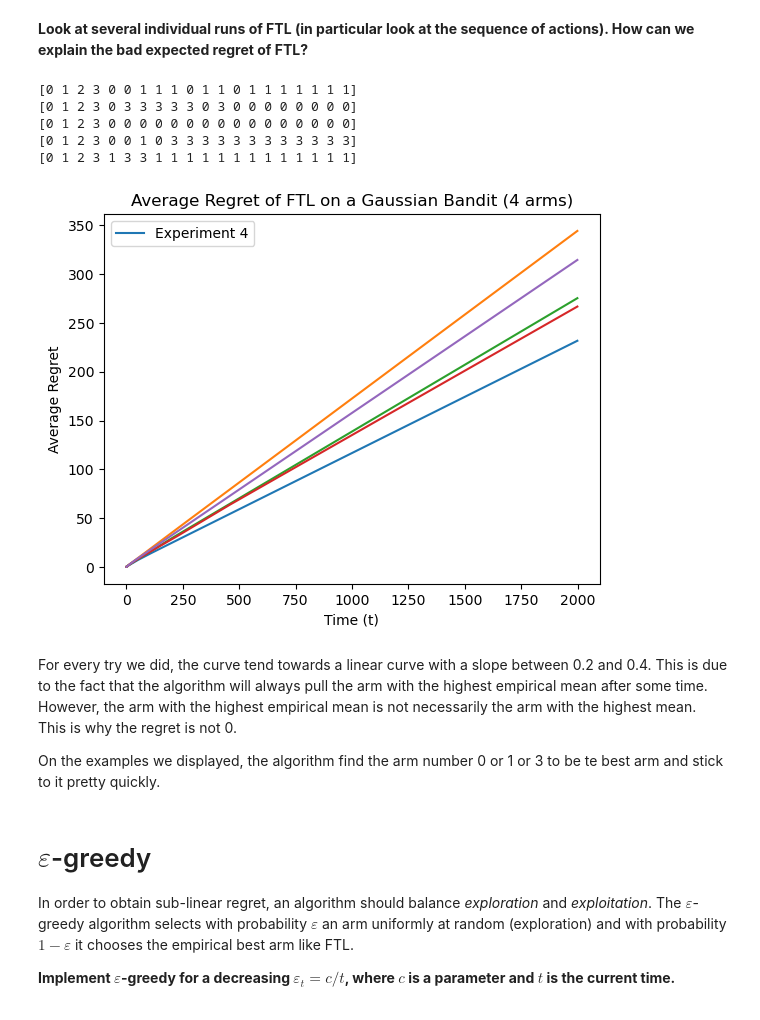
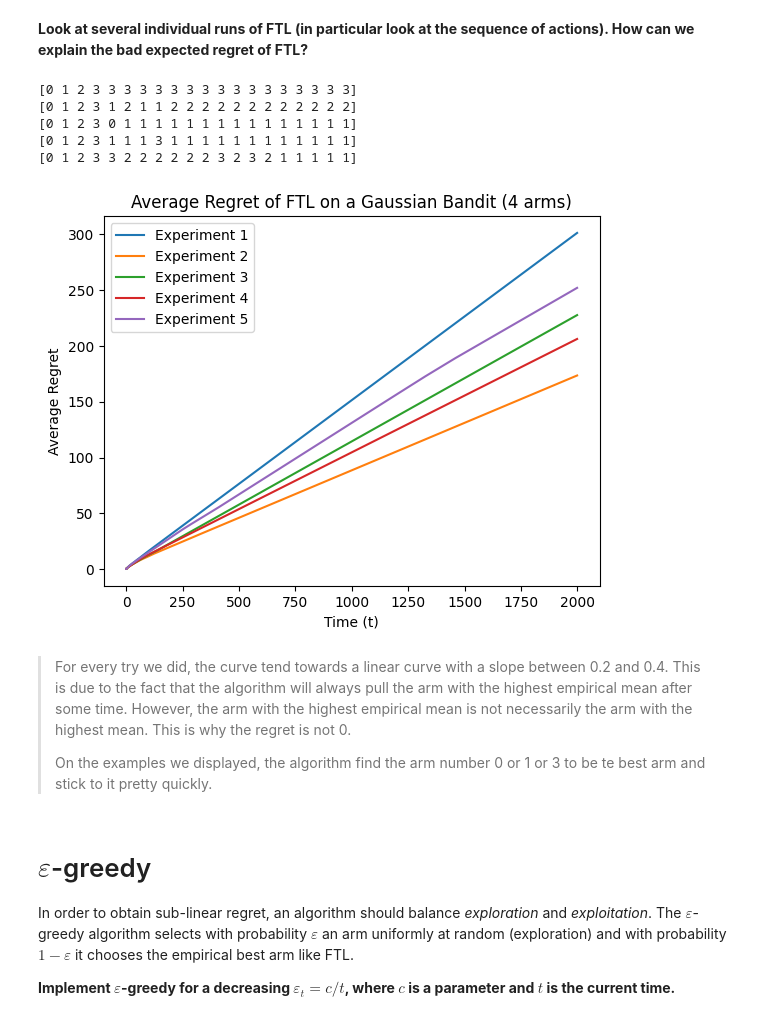
Before and after one commit to benech17/Reinforcement-Learning-SDIA, a Jupyter notebook: TP3/Bandit_merged.ipynb, the cells around one changed output. Drawn from its saved outputs; the diff is of its cells as text; code cells hidden in the pictures.

```diff
--- a/TP3/Bandit_merged.ipynb
+++ b/TP3/Bandit_merged.ipynb
@@ -185,23 +187,23 @@ plt.show()
 # %%
 for k in range(5):
     average_regrets = run_FTL_experiment(GaussianBandit4, T, N)
-    plt.plot(range(T), average_regrets)
+    plt.plot(range(T), average_regrets,label=f"Experiment {k + 1}")
     plt.xlabel("Time (t)")
     plt.ylabel("Average Regret")
-    plt.legend(["Experiment {}".format(k)]  )
+    plt.legend()
     plt.title("Average Regret of FTL on a Gaussian Bandit (4 arms)")
-plt.show()
+plt.show();
 # %% [output]
-[0 1 2 3 0 0 1 1 1 0 1 1 0 1 1 1 1 1 1 1]
-[0 1 2 3 0 3 3 3 3 3 0 3 0 0 0 0 0 0 0 0]
-[0 1 2 3 0 0 0 0 0 0 0 0 0 0 0 0 0 0 0 0]
-[0 1 2 3 0 0 1 0 3 3 3 3 3 3 3 3 3 3 3 3]
-[0 1 2 3 1 3 3 1 1 1 1 1 1 1 1 1 1 1 1 1]
+[0 1 2 3 3 3 3 3 3 3 3 3 3 3 3 3 3 3 3 3]
+[0 1 2 3 1 2 1 1 2 2 2 2 2 2 2 2 2 2 2 2]
+[0 1 2 3 0 1 1 1 1 1 1 1 1 1 1 1 1 1 1 1]
+[0 1 2 3 1 1 1 3 1 1 1 1 1 1 1 1 1 1 1 1]
+[0 1 2 3 3 2 2 2 2 2 2 3 2 3 2 1 1 1 1 1]
-[figure, old version]
+[figure, new version]
 # %% [markdown]
-For every try we did, the curve tend towards a linear curve with a slope between 0.2 and 0.4. This is due to the fact that the algorithm will always pull the arm with the highest empirical mean after some time. However, the arm with the highest empirical mean is not necessarily the arm with the highest mean. This is why the regret is not 0.
-
-On the examples we displayed, the algorithm find the arm number 0 or 1 or 3 to be te best arm and stick to it pretty quickly.
+> For every try we did, the curve tend towards a linear curve with a slope between 0.2 and 0.4. This is due to the fact that the algorithm will always pull the arm with the highest empirical mean after some time. However, the arm with the highest empirical mean is not necessarily the arm with the highest mean. This is why the regret is not 0.
+>
+> On the examples we displayed, the algorithm find the arm number 0 or 1 or 3 to be te best arm and stick to it pretty quickly.
 # %% [markdown]
 # $\varepsilon$-greedy
 
```
Also changed, not shown: parts of 11 cells of this notebook, 2 other files.
